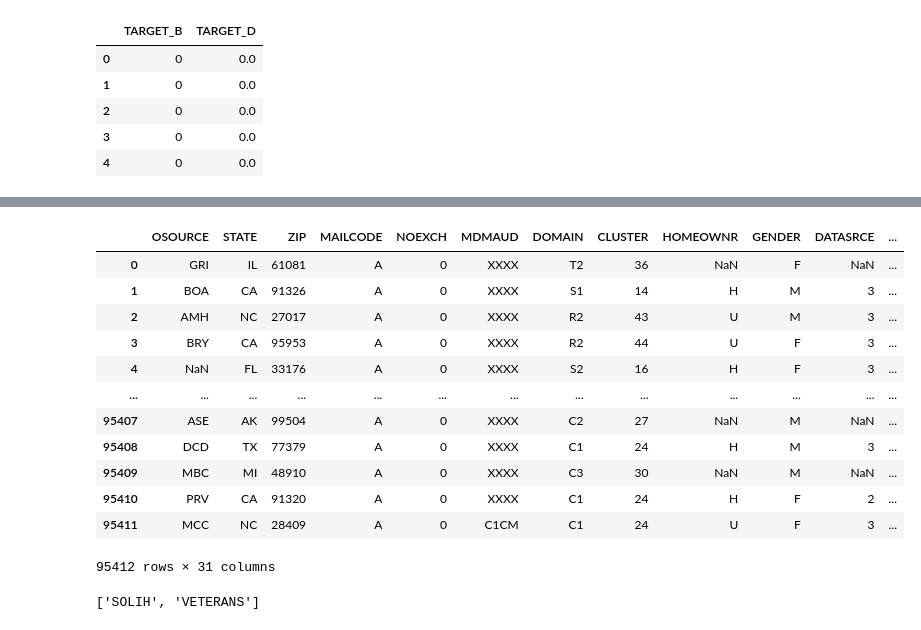
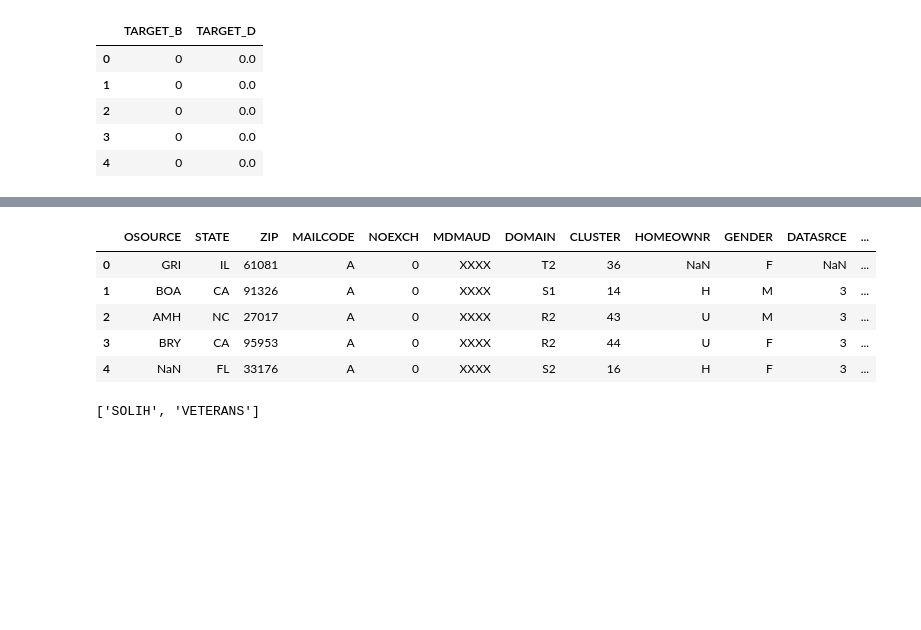
Before and after one commit to CallmeIshmaelH/lab-revisiting-machine-learning, a Jupyter notebook: LAB_6.09_revisiting_machine_learning.ipynb, the cells around one changed output, grey strips where cells are left out. Drawn from its saved outputs; the diff is of its cells as text; code cells hidden in the pictures; blank space fills up the shorter version.

```diff
--- a/LAB_6.09_revisiting_machine_learning.ipynb
+++ b/LAB_6.09_revisiting_machine_learning.ipynb
@@ -28,6 +28,7 @@ from sklearn.neighbors import KNeighborsClassifier
 import matplotlib.pyplot as plt
 import seaborn as sns
 pd.set_option('display.max_columns', None)
+pd.set_option('display.max_rows', None)
 # %%
 # import data as a data frame.
 labdata = pd.read_csv('C:/Users/Ish/Documents/Ironhack Bootcamp/Unit 6/Day 5/learningSet.csv')
@@ -176,21 +174,14 @@ numeric_data
 # %%
 # Select categorical data from labdata
 categorical_data = labdata.select_dtypes('object')
-categorical_data
+categorical_data.head()
 # %% [output]
 |  | OSOURCE | STATE | ZIP | MAILCODE | NOEXCH | MDMAUD | DOMAIN | CLUSTER | HOMEOWNR | GENDER | DATASRCE | ... |
 | 0 | GRI | IL | 61081 | A | 0 | XXXX | T2 | 36 | NaN | F | NaN | ... |
 | 1 | BOA | CA | 91326 | A | 0 | XXXX | S1 | 14 | H | M | 3 | ... |
 | 2 | AMH | NC | 27017 | A | 0 | XXXX | R2 | 43 | U | M | 3 | ... |
 | 3 | BRY | CA | 95953 | A | 0 | XXXX | R2 | 44 | U | F | 3 | ... |
 | 4 | NaN | FL | 33176 | A | 0 | XXXX | S2 | 16 | H | F | 3 | ... |
-| ... | ... | ... | ... | ... | ... | ... | ... | ... | ... | ... | ... | ... |
-| 95407 | ASE | AK | 99504 | A | 0 | XXXX | C2 | 27 | NaN | M | NaN | ... |
-| 95408 | DCD | TX | 77379 | A | 0 | XXXX | C1 | 24 | H | M | 3 | ... |
-| 95409 | MBC | MI | 48910 | A | 0 | XXXX | C3 | 30 | NaN | M | NaN | ... |
-| 95410 | PRV | CA | 91320 | A | 0 | XXXX | C1 | 24 | H | F | 2 | ... |
-| 95411 | MCC | NC | 28409 | A | 0 | C1CM | C1 | 24 | U | F | 3 | ... |
-95412 rows × 31 columns
 # %%
 # check the number of nan values in categorical columns.
 null_percents_cats = pd.DataFrame(categorical_data.isna().sum()/len(categorical_data)).reset_index()
```
Also changed, not shown: parts of 27 cells of this notebook, 1 other file.
